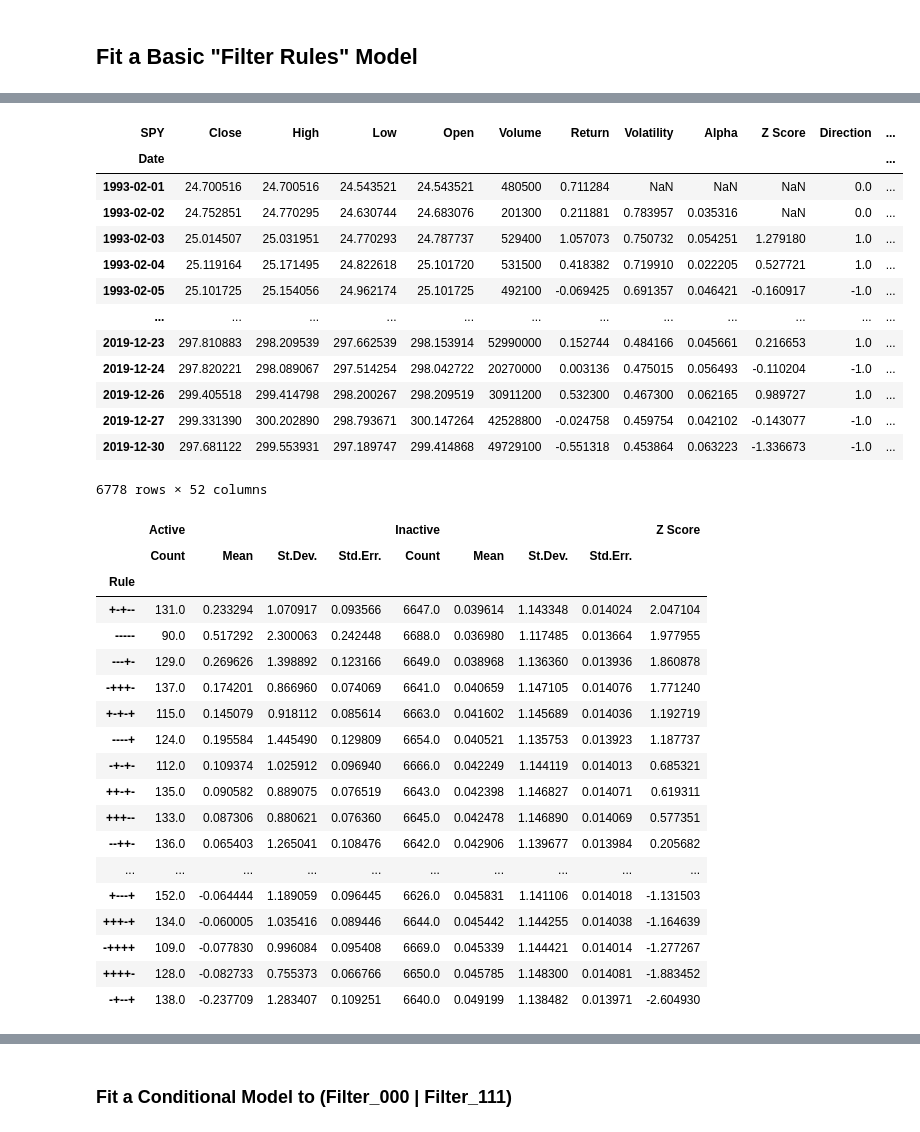
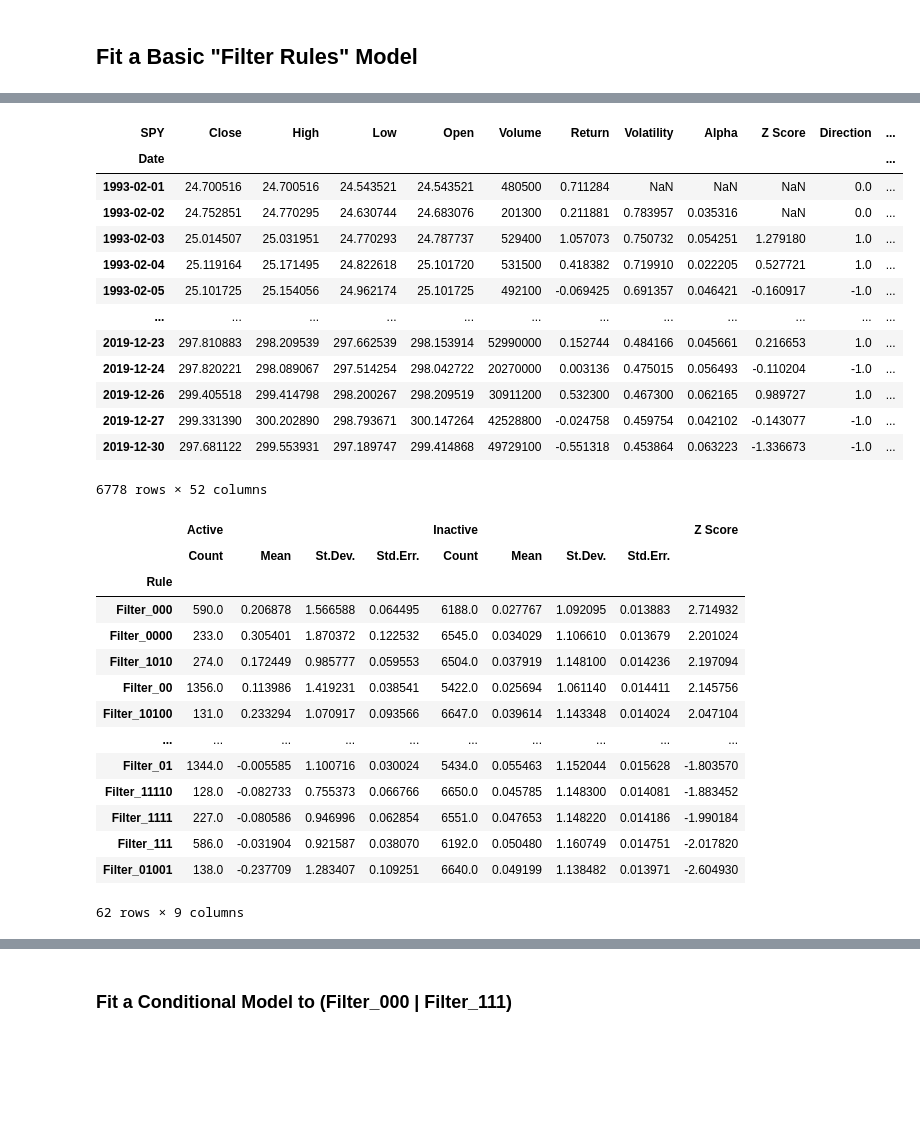
Before and after one commit to Farmhouse121/Financial-Data-Science-in-Python, a Jupyter notebook: Alphas/Filter_Rules.ipynb, the cells around one changed output, grey strips where cells are left out. Drawn from its saved outputs; the diff is of its cells as text; code cells hidden in the pictures; blank space fills up the shorter version.

```diff
--- a/Alphas/Filter_Rules.ipynb
+++ b/Alphas/Filter_Rules.ipynb
@@ -95,7 +95,7 @@ Covariance estimator: robust
 from itertools import product
 summary=pd.DataFrame({tuple(x):[] for x in product(['Active','Inactive'],['Mean','St.Dev.','Count','Std.Err.'])},index=pd.Series([],name='Filter'))
 # %%
-nprint("Creating filter rule indicators with order {:d} and offset {:f}.".format(forder:=1,foffset:=0.1))
+nprint("Creating filter rule indicators with order {:d} and offset {:f}.".format(forder:=5,foffset:=0.1))
 
 data['Direction']=data['Z Score'].apply(lambda x: one if x>foffset else -one if x<-foffset else zero)
 data.drop(data.columns[data.columns.str.contains('Filter')],axis=1,inplace=True)
@@ -130,7 +130,20 @@ for f in data.columns[data.columns.str.contains('Filter')]:
 
 summary=summary[sorted(summary.columns)].copy()
 summary['Z Score']=(summary['Active','Mean']-summary['Inactive','Mean'])/np.sqrt(summary['Active','Std.Err.']**two+summary['Inactive','Std.Err.']**two)
-summary.index=list(map(lambda x:x.replace('Filter_','').replace('0','-').replace('1','+'),summary.index))
 summary.index.name='Rule'
 display(summary.sort_values('Z Score',ascending=False))
+
+figure,plot=pl.subplots(figsize=(ten*GoldenRatio,ten))
+plot.errorbar(x:=summary.sort_values('Z Score').index,y:=summary.loc[x,('Active','Mean')],ye:=summary.loc[x,('Active','Std.Err.')],fmt='o',color='red',label='Rule Active')
+plot.errorbar(x,y:=summary.loc[x,('Inactive','Mean')],ye:=summary.loc[x,('Inactive','Std.Err.')],fmt='o',color='blue',label='Rule Inactive')
+plot.set_xticklabels(list(map(lambda x:x.replace('Filter_','').replace('0','$-$').replace('1','$+$'),x)),rotation=90,fontsize=12)
+plot.set_ylabel('Mean Return After Trigger',fontsize=12)
+plot.yaxis.set_major_formatter(PercentLabels(2))
+plot.set_xlabel('Returns Z Score History Rule',fontsize=12)
+plot.axhline(color='black',alpha=0.2)
+figure.suptitle(title:='Subsequent Return Associated with Filter Rules',fontsize=22)
+plot.set_title(subtitle:='{:s}, Daily, {:s} to {:s}'.format(sname,data.index[0].strftime("%m/%d/%Y"),data.index[-1].strftime("%m/%d/%Y")),fontsize=20)
+plot.legend(fontsize=12)
+figure.savefig(filename:=(filepath:='/content/drive/MyDrive/')+title+'.png',dpi=300,bbox_inches='tight')
+nprint("Saved figure to '{:s}'.".format(filename))
 # %% [output]
@@ -139,33 +152,29 @@ display(summary.sort_values('Z Score',ascending=False))
 | SPY | Close | High | Low | Open | Volume | Return | Volatility | Alpha | Z Score | Direction | ... |
 | Date |  |  |  |  |  |  |  |  |  |  | ... |
 | 1993-02-01 | 24.700516 | 24.700516 | 24.543521 | 24.543521 | 480500 | 0.711284 | NaN | NaN | NaN | 0.0 | ... |
 | 1993-02-02 | 24.752851 | 24.770295 | 24.630744 | 24.683076 | 201300 | 0.211881 | 0.783957 | 0.035316 | NaN | 0.0 | ... |
 | 1993-02-03 | 25.014507 | 25.031951 | 24.770293 | 24.787737 | 529400 | 1.057073 | 0.750732 | 0.054251 | 1.279180 | 1.0 | ... |
 | 1993-02-04 | 25.119164 | 25.171495 | 24.822618 | 25.101720 | 531500 | 0.418382 | 0.719910 | 0.022205 | 0.527721 | 1.0 | ... |
 | 1993-02-05 | 25.101725 | 25.154056 | 24.962174 | 25.101725 | 492100 | -0.069425 | 0.691357 | 0.046421 | -0.160917 | -1.0 | ... |
 | ... | ... | ... | ... | ... | ... | ... | ... | ... | ... | ... | ... |
 | 2019-12-23 | 297.810883 | 298.209539 | 297.662539 | 298.153914 | 52990000 | 0.152744 | 0.484166 | 0.045661 | 0.216653 | 1.0 | ... |
 | 2019-12-24 | 297.820221 | 298.089067 | 297.514254 | 298.042722 | 20270000 | 0.003136 | 0.475015 | 0.056493 | -0.110204 | -1.0 | ... |
 | 2019-12-26 | 299.405518 | 299.414798 | 298.200267 | 298.209519 | 30911200 | 0.532300 | 0.467300 | 0.062165 | 0.989727 | 1.0 | ... |
 | 2019-12-27 | 299.331390 | 300.202890 | 298.793671 | 300.147264 | 42528800 | -0.024758 | 0.459754 | 0.042102 | -0.143077 | -1.0 | ... |
 | 2019-12-30 | 297.681122 | 299.553931 | 297.189747 | 299.414868 | 49729100 | -0.551318 | 0.453864 | 0.063223 | -1.336673 | -1.0 | ... |
 6778 rows × 52 columns
 |  | Active |  |  |  | Inactive |  |  |  | Z Score |
 |  | Count | Mean | St.Dev. | Std.Err. | Count | Mean | St.Dev. | Std.Err. |  |
 | Rule |  |  |  |  |  |  |  |  |  |
-| +-+-- | 131.0 | 0.233294 | 1.070917 | 0.093566 | 6647.0 | 0.039614 | 1.143348 | 0.014024 | 2.047104 |
-| ----- | 90.0 | 0.517292 | 2.300063 | 0.242448 | 6688.0 | 0.036980 | 1.117485 | 0.013664 | 1.977955 |
-| ---+- | 129.0 | 0.269626 | 1.398892 | 0.123166 | 6649.0 | 0.038968 | 1.136360 | 0.013936 | 1.860878 |
-| -+++- | 137.0 | 0.174201 | 0.866960 | 0.074069 | 6641.0 | 0.040659 | 1.147105 | 0.014076 | 1.771240 |
-| +-+-+ | 115.0 | 0.145079 | 0.918112 | 0.085614 | 6663.0 | 0.041602 | 1.145689 | 0.014036 | 1.192719 |
-| ----+ | 124.0 | 0.195584 | 1.445490 | 0.129809 | 6654.0 | 0.040521 | 1.135753 | 0.013923 | 1.187737 |
-| -+-+- | 112.0 | 0.109374 | 1.025912 | 0.096940 | 6666.0 | 0.042249 | 1.144119 | 0.014013 | 0.685321 |
-| ++-+- | 135.0 | 0.090582 | 0.889075 | 0.076519 | 6643.0 | 0.042398 | 1.146827 | 0.014071 | 0.619311 |
-| +++-- | 133.0 | 0.087306 | 0.880621 | 0.076360 | 6645.0 | 0.042478 | 1.146890 | 0.014069 | 0.577351 |
-| --++- | 136.0 | 0.065403 | 1.265041 | 0.108476 | 6642.0 | 0.042906 | 1.139677 | 0.013984 | 0.205682 |
+| Filter_000 | 590.0 | 0.206878 | 1.566588 | 0.064495 | 6188.0 | 0.027767 | 1.092095 | 0.013883 | 2.714932 |
+| Filter_0000 | 233.0 | 0.305401 | 1.870372 | 0.122532 | 6545.0 | 0.034029 | 1.106610 | 0.013679 | 2.201024 |
+| Filter_1010 | 274.0 | 0.172449 | 0.985777 | 0.059553 | 6504.0 | 0.037919 | 1.148100 | 0.014236 | 2.197094 |
+| Filter_00 | 1356.0 | 0.113986 | 1.419231 | 0.038541 | 5422.0 | 0.025694 | 1.061140 | 0.014411 | 2.145756 |
+| Filter_10100 | 131.0 | 0.233294 | 1.070917 | 0.093566 | 6647.0 | 0.039614 | 1.143348 | 0.014024 | 2.047104 |
 | ... | ... | ... | ... | ... | ... | ... | ... | ... | ... |
-| +---+ | 152.0 | -0.064444 | 1.189059 | 0.096445 | 6626.0 | 0.045831 | 1.141106 | 0.014018 | -1.131503 |
-| +++-+ | 134.0 | -0.060005 | 1.035416 | 0.089446 | 6644.0 | 0.045442 | 1.144255 | 0.014038 | -1.164639 |
-| -++++ | 109.0 | -0.077830 | 0.996084 | 0.095408 | 6669.0 | 0.045339 | 1.144421 | 0.014014 | -1.277267 |
-| ++++- | 128.0 | -0.082733 | 0.755373 | 0.066766 | 6650.0 | 0.045785 | 1.148300 | 0.014081 | -1.883452 |
-| -+--+ | 138.0 | -0.237709 | 1.283407 | 0.109251 | 6640.0 | 0.049199 | 1.138482 | 0.013971 | -2.604930 |
+| Filter_01 | 1344.0 | -0.005585 | 1.100716 | 0.030024 | 5434.0 | 0.055463 | 1.152044 | 0.015628 | -1.803570 |
+| Filter_11110 | 128.0 | -0.082733 | 0.755373 | 0.066766 | 6650.0 | 0.045785 | 1.148300 | 0.014081 | -1.883452 |
+| Filter_1111 | 227.0 | -0.080586 | 0.946996 | 0.062854 | 6551.0 | 0.047653 | 1.148220 | 0.014186 | -1.990184 |
+| Filter_111 | 586.0 | -0.031904 | 0.921587 | 0.038070 | 6192.0 | 0.050480 | 1.160749 | 0.014751 | -2.017820 |
+| Filter_01001 | 138.0 | -0.237709 | 1.283407 | 0.109251 | 6640.0 | 0.049199 | 1.138482 | 0.013971 | -2.604930 |
+62 rows × 9 columns
```
Also changed, not shown: parts of 6 cells of this notebook.
